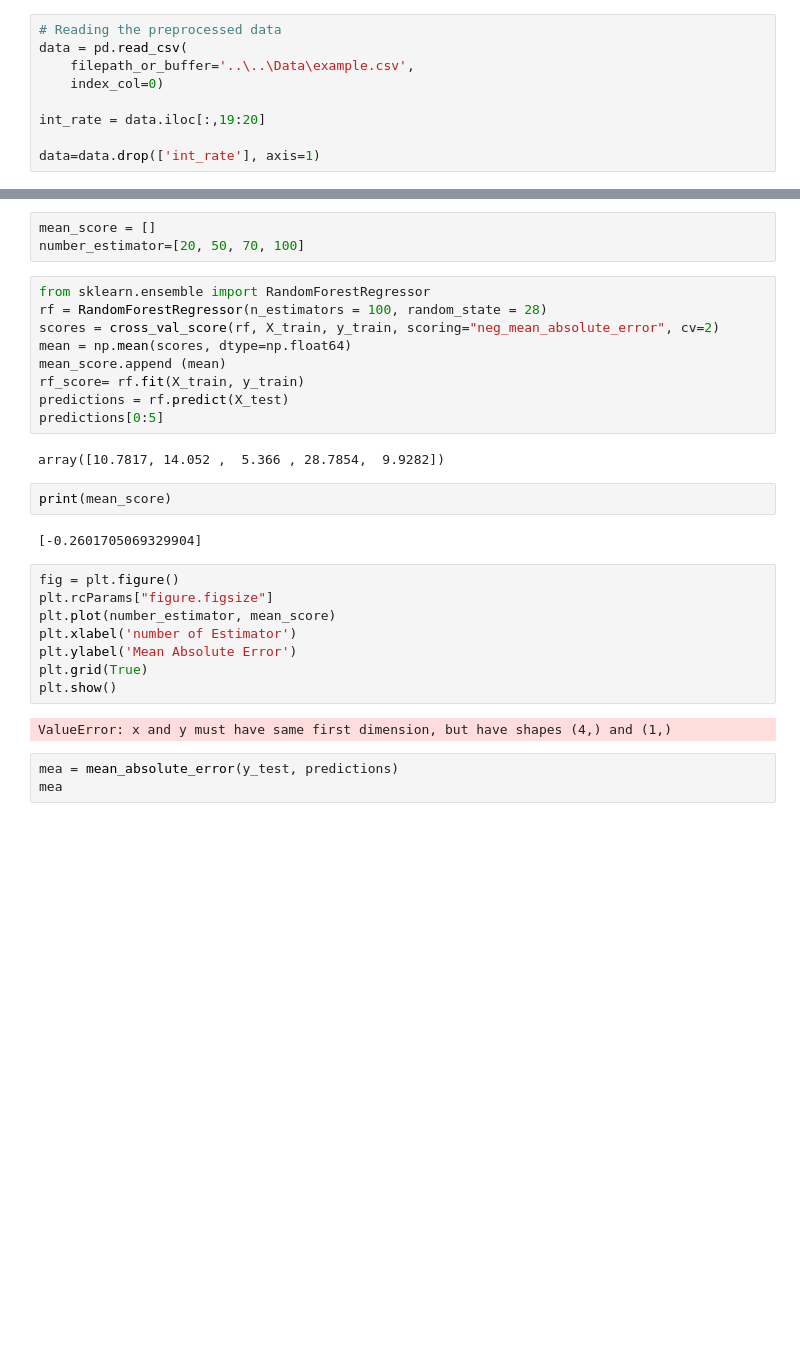
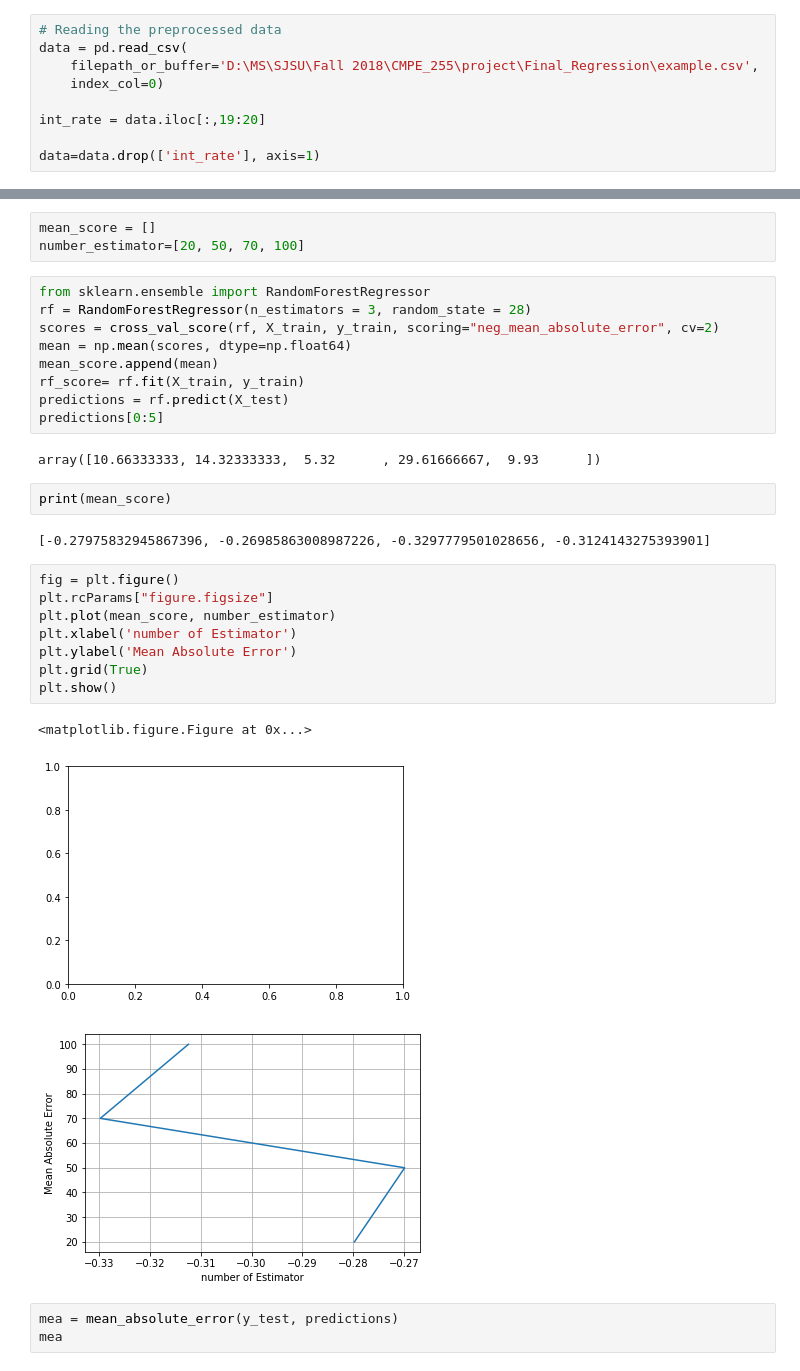
Before and after one commit to shripal7/SmartLending, a Jupyter notebook: src/Regression/Regression.ipynb, the cells around one changed output, grey strips where cells are left out. Drawn from its saved outputs; the diff is of its cells as text; blank space fills up the shorter version.

Commit message:
Regression .py file added

```diff
--- a/src/Regression/Regression.ipynb
+++ b/src/Regression/Regression.ipynb
@@ -21,7 +21,7 @@ from __future__ import absolute_import, division, print_function
 # %%
 # Reading the preprocessed data
 data = pd.read_csv(
-    filepath_or_buffer='..\..\Data\example.csv',
+    filepath_or_buffer='D:\MS\SJSU\Fall 2018\CMPE_255\project\Final_Regression\example.csv',
     index_col=0)
 
 int_rate = data.iloc[:,19:20]
@@ -110,29 +110,31 @@ mean_score = []
 number_estimator=[20, 50, 70, 100]
 # %%
 from sklearn.ensemble import RandomForestRegressor
-rf = RandomForestRegressor(n_estimators = 100, random_state = 28)
+rf = RandomForestRegressor(n_estimators = 3, random_state = 28)
 scores = cross_val_score(rf, X_train, y_train, scoring="neg_mean_absolute_error", cv=2)
 mean = np.mean(scores, dtype=np.float64)
-mean_score.append (mean)
+mean_score.append(mean)
 rf_score= rf.fit(X_train, y_train)
 predictions = rf.predict(X_test)
 predictions[0:5]
 # %% [output]
-array([10.7817, 14.052 ,  5.366 , 28.7854,  9.9282])
+array([10.66333333, 14.32333333,  5.32      , 29.61666667,  9.93      ])
 # %%
 print(mean_score)
 # %% [output]
-[-0.2601705069329904]
+[-0.27975832945867396, -0.26985863008987226, -0.3297779501028656, -0.3124143275393901]
 # %%
 fig = plt.figure()
 plt.rcParams["figure.figsize"]
-plt.plot(number_estimator, mean_score)
+plt.plot(mean_score, number_estimator)
 plt.xlabel('number of Estimator')
 plt.ylabel('Mean Absolute Error')
 plt.grid(True)
 plt.show()
 # %% [output]
-ValueError: x and y must have same first dimension, but have shapes (4,) and (1,)
+<matplotlib.figure.Figure at 0x...>
+[figure, added]
+[figure, added]
 # %%
 mea = mean_absolute_error(y_test, predictions)
 mea
```
Also changed, not shown: 1 other file.
